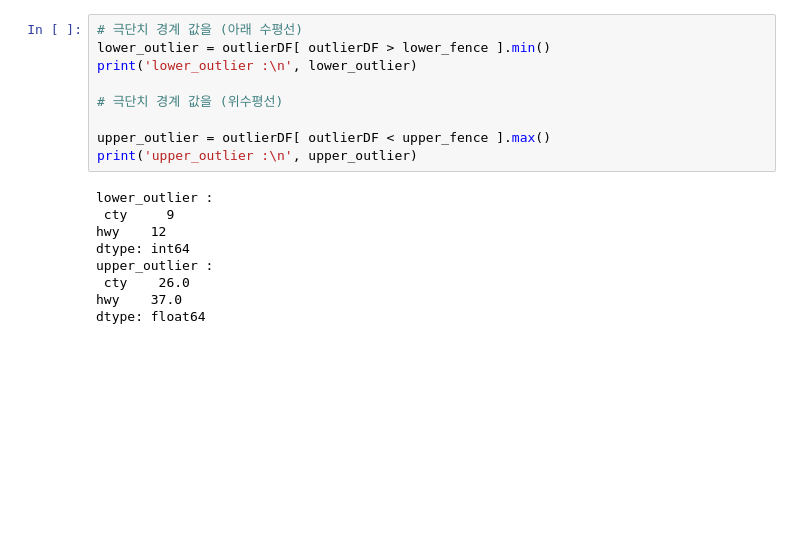
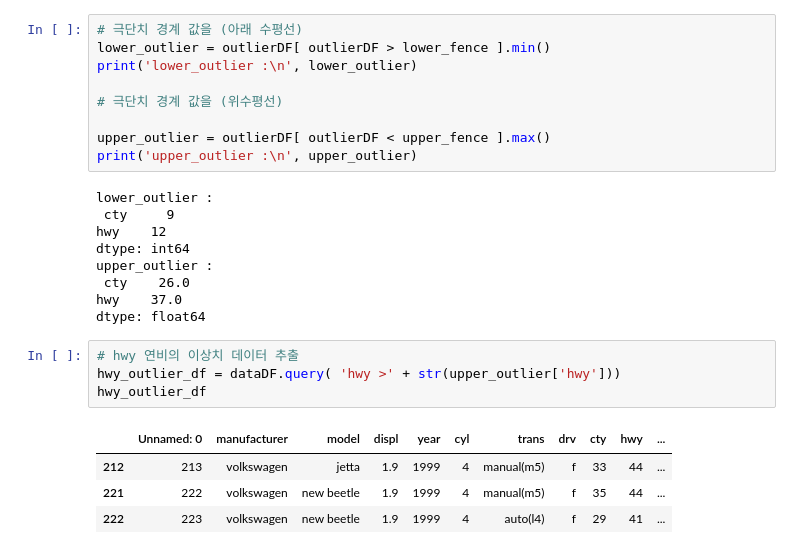
Before and after one commit to Supreme-YS/data_analysis, a Jupyter notebook: visualization[02].ipynb, the cells around one changed output. Saved outputs shown, nothing was run; the diff lists cells and outputs as text; blank space fills up the shorter version.

```diff
--- a/visualization[02].ipynb
+++ b/visualization[02].ipynb
@@ -526,3 +526,12 @@ upper_outlier :
  cty    26.0
 hwy    37.0
 dtype: float64
+# %%
+# hwy 연비의 이상치 데이터 추출
+hwy_outlier_df = dataDF.query( 'hwy >' + str(upper_outlier['hwy']))
+hwy_outlier_df
+# %% [output]
+|  | Unnamed: 0 | manufacturer | model | displ | year | cyl | trans | drv | cty | hwy | ... |
+| 212 | 213 | volkswagen | jetta | 1.9 | 1999 | 4 | manual(m5) | f | 33 | 44 | ... |
+| 221 | 222 | volkswagen | new beetle | 1.9 | 1999 | 4 | manual(m5) | f | 35 | 44 | ... |
+| 222 | 223 | volkswagen | new beetle | 1.9 | 1999 | 4 | auto(l4) | f | 29 | 41 | ... |
```
Also changed, not shown: parts of 1 cell of this notebook.
